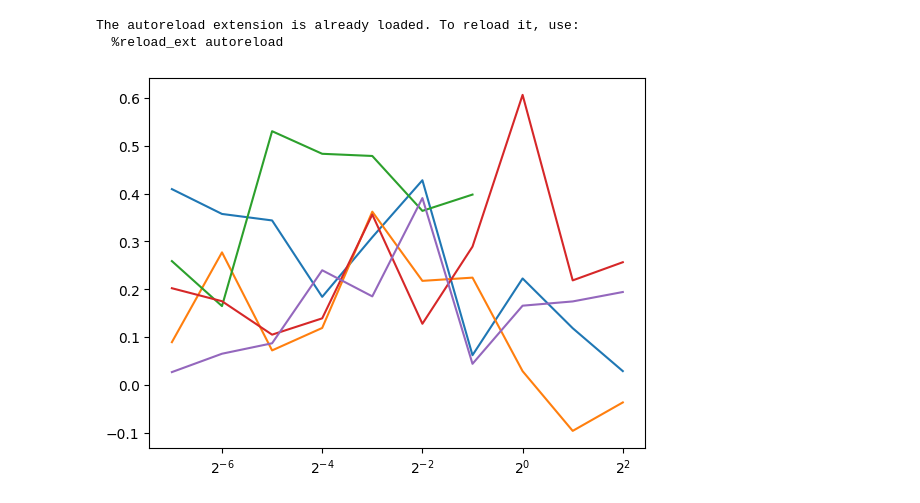
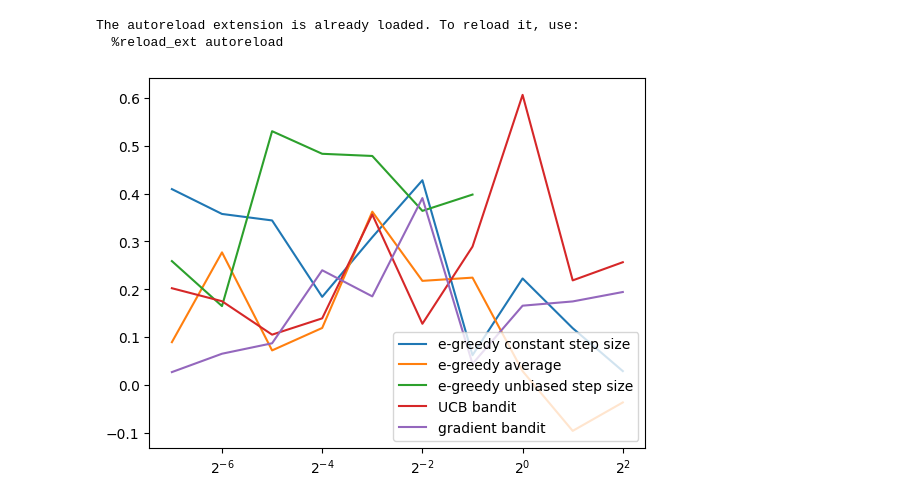
Before and after one commit to Santiago180999/robotics, a Jupyter notebook: tiger/BanditProblem/NonStationaryBandit.ipynb, the cells around one changed output. Saved outputs shown, nothing was run; the diff lists cells and outputs as text; code cells hidden in the pictures.

```diff
--- a/tiger/BanditProblem/NonStationaryBandit.ipynb
+++ b/tiger/BanditProblem/NonStationaryBandit.ipynb
@@ -292,10 +224,12 @@ The autoreload extension is already loaded. To reload it, use:
 # %%
 # plotting
 plt.plot(params, avg_last_rewards_cnst_stp_params, label="e-greedy constant step size")
 plt.plot(params, avg_last_rewards_eps_params, label="e-greedy average")
 plt.plot(params[:7], avg_last_rewards_unbiased_params, label="e-greedy unbiased step size")
 plt.plot(params, avg_last_rewards_ucb_params, label = 'UCB bandit')
 plt.plot(params, avg_last_rewards_grad_params, label="gradient bandit")
 plt.xscale('log', base=2)
+plt.legend(loc="lower right")
+plt.show()
 # %% [output]
-[figure, old version]
+[figure, new version]
```
Also changed, not shown: parts of 2 cells of this notebook.
